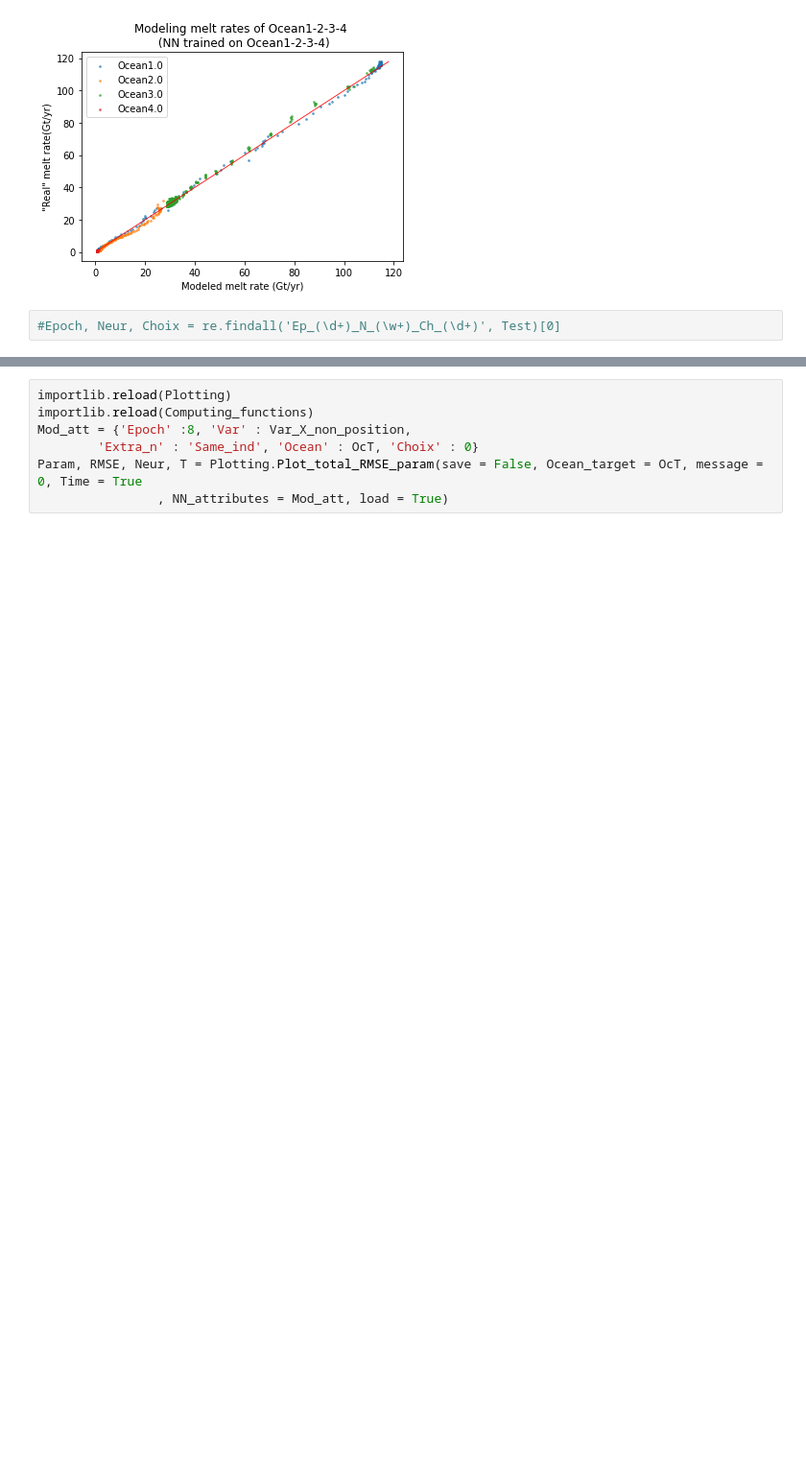
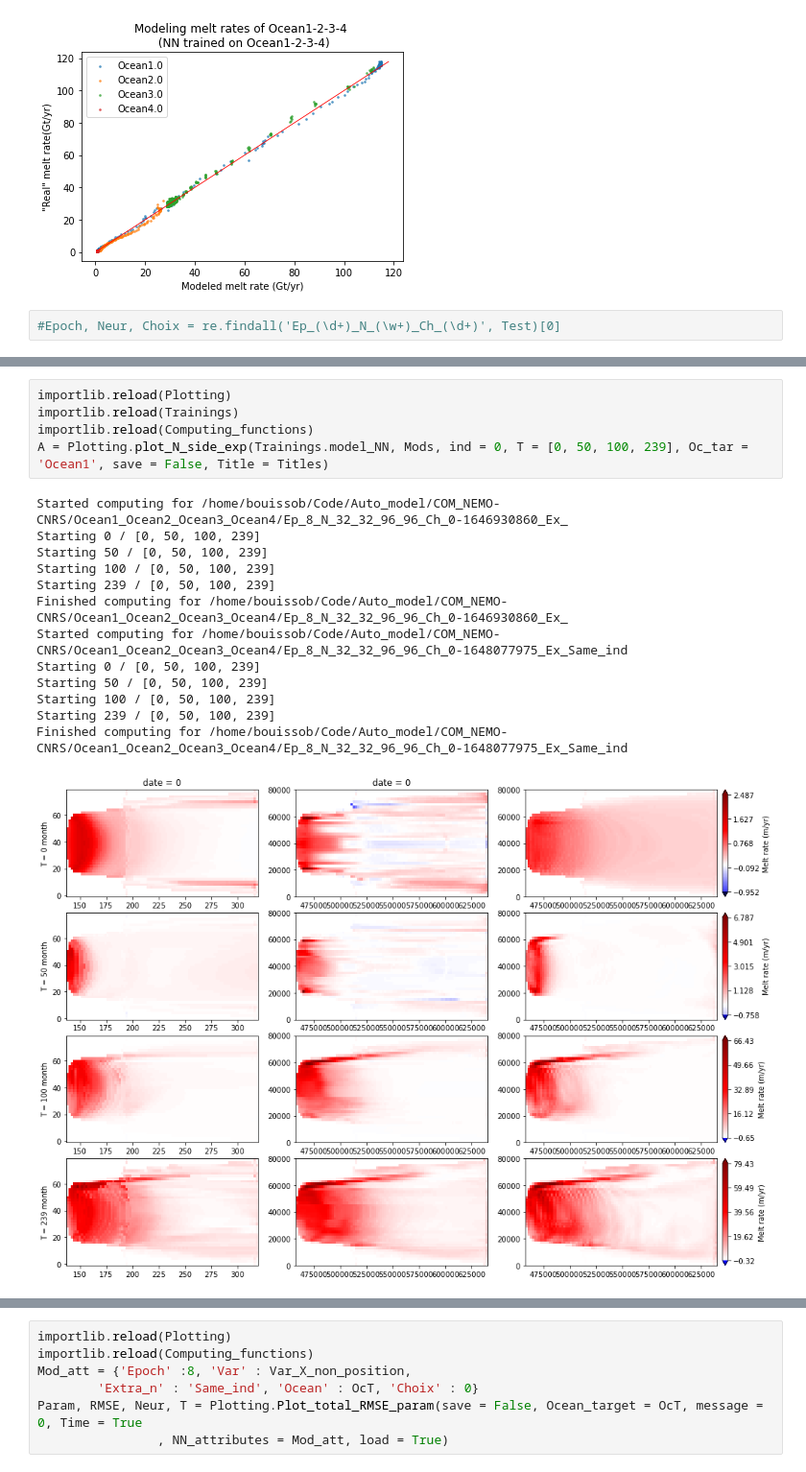
Before and after one commit to BenBouiss/NN_intern_2022, a Jupyter notebook: Class_NN_test.ipynb, the cells around one changed output, grey strips where cells are left out. Shown at 96% size. Saved outputs shown, nothing was run; the diff lists cells and outputs as text; blank space fills up the shorter version.

```diff
--- a/Class_NN_test.ipynb
+++ b/Class_NN_test.ipynb
@@ -227,0 +230,19 @@ A = Plotting.plot_N_side(Trainings.model_NN, Mods, ind = 0, T = [0, 50, 100, 239
+# %%
+importlib.reload(Plotting)
+importlib.reload(Trainings)
+importlib.reload(Computing_functions)
+A = Plotting.plot_N_side_exp(Trainings.model_NN, Mods, ind = 0, T = [0, 50, 100, 239], Oc_tar = 'Ocean1', save = False, Title = Titles)
+# %% [output]
+Started computing for /home/bouissob/Code/Auto_model/COM_NEMO-CNRS/Ocean1_Ocean2_Ocean3_Ocean4/Ep_8_N_32_32_96_96_Ch_0-1646930860_Ex_
+Starting 0 / [0, 50, 100, 239]
+Starting 50 / [0, 50, 100, 239]
+Starting 100 / [0, 50, 100, 239]
+Starting 239 / [0, 50, 100, 239]
+Finished computing for /home/bouissob/Code/Auto_model/COM_NEMO-CNRS/Ocean1_Ocean2_Ocean3_Ocean4/Ep_8_N_32_32_96_96_Ch_0-1646930860_Ex_
+Started computing for /home/bouissob/Code/Auto_model/COM_NEMO-CNRS/Ocean1_Ocean2_Ocean3_Ocean4/Ep_8_N_32_32_96_96_Ch_0-1648077975_Ex_Same_ind
+Starting 0 / [0, 50, 100, 239]
+Starting 50 / [0, 50, 100, 239]
+Starting 100 / [0, 50, 100, 239]
+Starting 239 / [0, 50, 100, 239]
+Finished computing for /home/bouissob/Code/Auto_model/COM_NEMO-CNRS/Ocean1_Ocean2_Ocean3_Ocean4/Ep_8_N_32_32_96_96_Ch_0-1648077975_Ex_Same_ind
+[figure, added]
```
Also changed, not shown: parts of 10 cells of this notebook, 20 other files.
